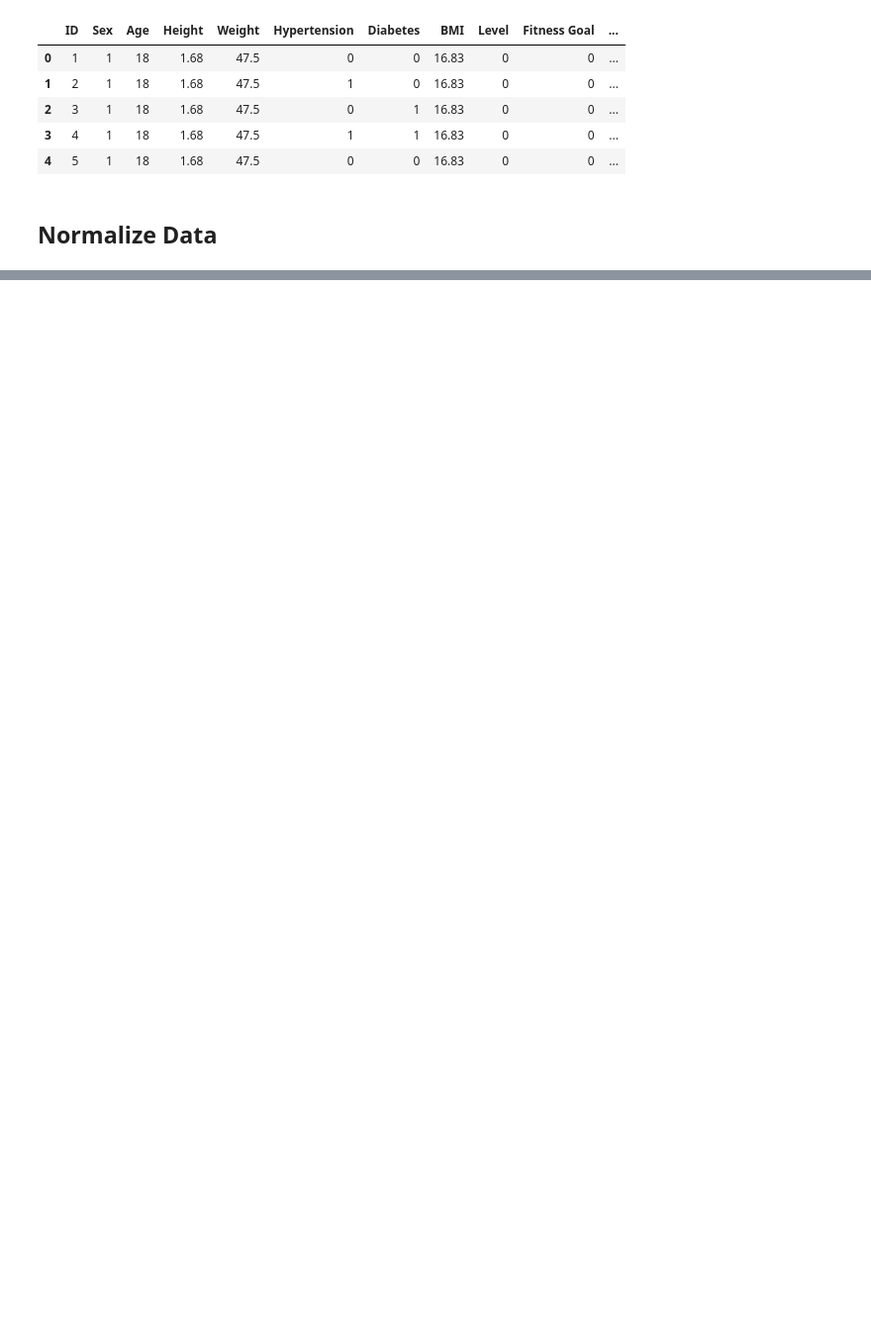
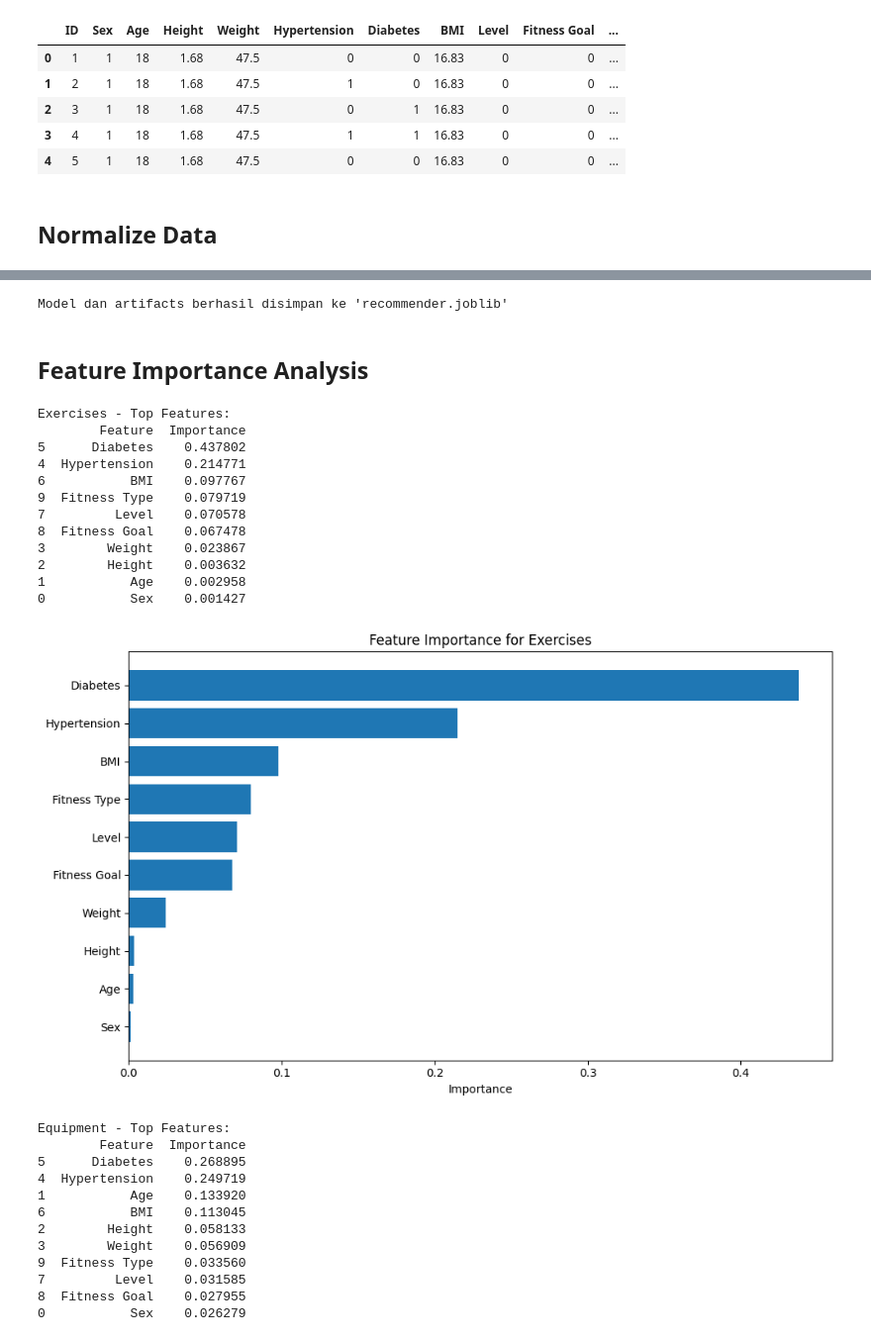
Before and after one commit to Holid-Kurang/Exercise-Recomender, a Jupyter notebook: data_preprocessing.ipynb, the cells around one changed output, grey strips where cells are left out. Shown at 99% size. Saved outputs shown, nothing was run; the diff lists cells and outputs as text; code cells hidden in the pictures; blank space fills up the shorter version.

```diff
--- a/data_preprocessing.ipynb
+++ b/data_preprocessing.ipynb
@@ -149,0 +239,62 @@ Top-3: {'Exercises_topK': ['Brisk walking, cycling, swimming, running , or danci
+# %%
+# Simpan artefak untuk inferensi
+artifacts = {
+	"model": clf,
+	"feature_cols": feature_cols,
+	"scaler": scaler,
+	"label_encoders": label_encoders,  # encoder untuk fitur kategorikal
+	"level_mapping": level_mapping,    # mapping untuk Level
+	"le_exercises": le_ex,
+	"le_equipment": le_eq,
+}
+joblib.dump(artifacts, "recommender.joblib")
+print("Model dan artifacts berhasil disimpan ke 'recommender.joblib'")
+# %% [output]
+Model dan artifacts berhasil disimpan ke 'recommender.joblib'
+# %% [markdown]
+## Feature Importance Analysis
+# %%
+# Analisis feature importance untuk setiap output
+import pandas as pd
+
+for i, target in enumerate(['Exercises', 'Equipment']):
+	imp = clf.estimators_[i].feature_importances_
+	imp_df = pd.DataFrame({'Feature': feature_cols, 'Importance': imp})
+	imp_df = imp_df.sort_values('Importance', ascending=False)
+	print(f"\n{target} - Top Features:")
+	print(imp_df)
+
+	# Visualisasi
+	plt.figure(figsize=(10, 6))
+	plt.barh(imp_df['Feature'], imp_df['Importance'])
+	plt.xlabel('Importance')
+	plt.title(f'Feature Importance for {target}')
+	plt.gca().invert_yaxis()
+	plt.tight_layout()
+	plt.show()
+# %% [output]
+Exercises - Top Features:
+        Feature  Importance
+5      Diabetes    0.437802
+4  Hypertension    0.214771
+6           BMI    0.097767
+9  Fitness Type    0.079719
+7         Level    0.070578
+8  Fitness Goal    0.067478
+3        Weight    0.023867
+2        Height    0.003632
+1           Age    0.002958
+0           Sex    0.001427
+[figure, added]
+Equipment - Top Features:
+        Feature  Importance
+5      Diabetes    0.268895
+4  Hypertension    0.249719
+1           Age    0.133920
+6           BMI    0.113045
+2        Height    0.058133
+3        Weight    0.056909
+9  Fitness Type    0.033560
+7         Level    0.031585
+8  Fitness Goal    0.027955
+0           Sex    0.026279
```
Also changed, not shown: parts of 13 cells of this notebook, 6 other files.
